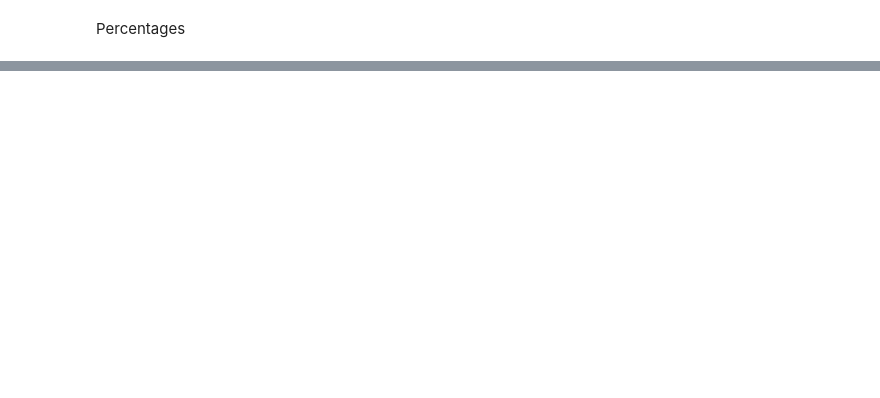
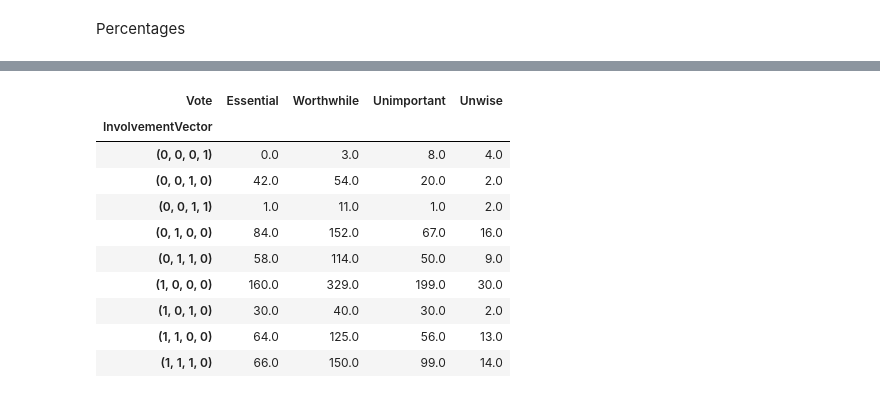
Before and after one commit to mendezfe/repract2018, a Jupyter notebook: notebooks/04_basic_counts_respondentmeta.ipynb, the cells around one changed output, grey strips where cells are left out. Drawn from its saved outputs; the diff is of its cells as text; code cells hidden in the pictures; blank space fills up the shorter version.

```diff
--- a/notebooks/04_basic_counts_respondentmeta.ipynb
+++ b/notebooks/04_basic_counts_respondentmeta.ipynb
@@ -75,0 +241,2 @@ for vote in bycountry.columns.values:
+# %%
+reqvars = ['v_'+str(x) for x in range(118,122)]
@@ -75,0 +245,2 @@ for vote in bycountry.columns.values:
+# %%
+involvement = df[reqvars].replace(['quoted', 'not quoted'], [1,0]).stack()
@@ -75,0 +256,2 @@ for vote in bycountry.columns.values:
+# %%
+answers = [tuple(involvement[x].values) for x in involvement.index.levels[0]]
@@ -75,0 +272,4 @@ for vote in bycountry.columns.values:
+# %%
+reqvectors = pd.DataFrame(df[['EvID', 'Vote']], copy=True)
+reqvectors['InvolvementVector'] = answers
+reqvectors.head()
@@ -75,0 +283,16 @@ for vote in bycountry.columns.values:
+# %%
+rvdf = reqvectors.groupby(['InvolvementVector', 'Vote']).count().fillna(0).reset_index(
+).pivot('InvolvementVector', 'Vote', 'EvID')
+rvdf
+# %% [output]
+| Vote | Essential | Worthwhile | Unimportant | Unwise |
+| InvolvementVector |  |  |  |  |
+| (0, 0, 0, 1) | 0.0 | 3.0 | 8.0 | 4.0 |
+| (0, 0, 1, 0) | 42.0 | 54.0 | 20.0 | 2.0 |
+| (0, 0, 1, 1) | 1.0 | 11.0 | 1.0 | 2.0 |
+| (0, 1, 0, 0) | 84.0 | 152.0 | 67.0 | 16.0 |
+| (0, 1, 1, 0) | 58.0 | 114.0 | 50.0 | 9.0 |
+| (1, 0, 0, 0) | 160.0 | 329.0 | 199.0 | 30.0 |
+| (1, 0, 1, 0) | 30.0 | 40.0 | 30.0 | 2.0 |
+| (1, 1, 0, 0) | 64.0 | 125.0 | 56.0 | 13.0 |
+| (1, 1, 1, 0) | 66.0 | 150.0 | 99.0 | 14.0 |
```
Also changed, not shown: parts of 45 cells of this notebook, 1 other file.
